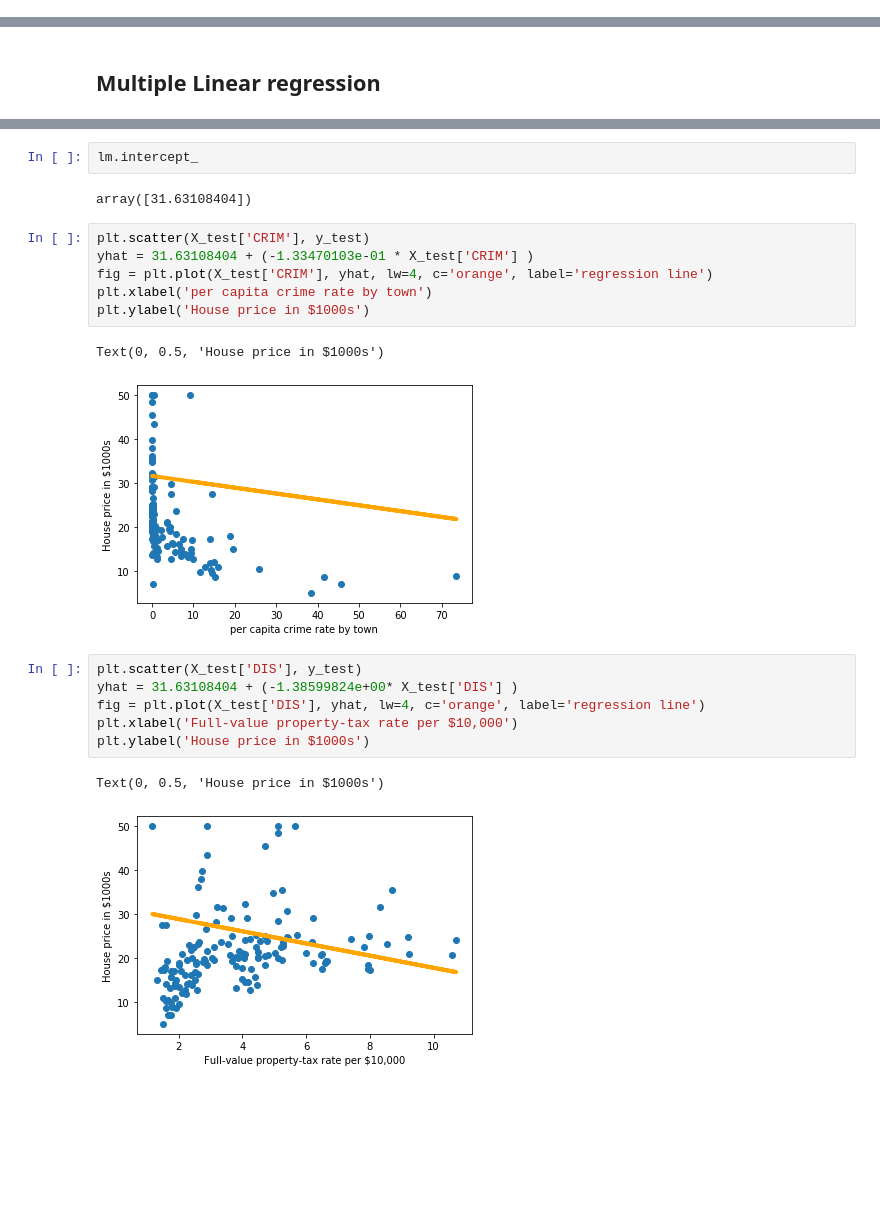
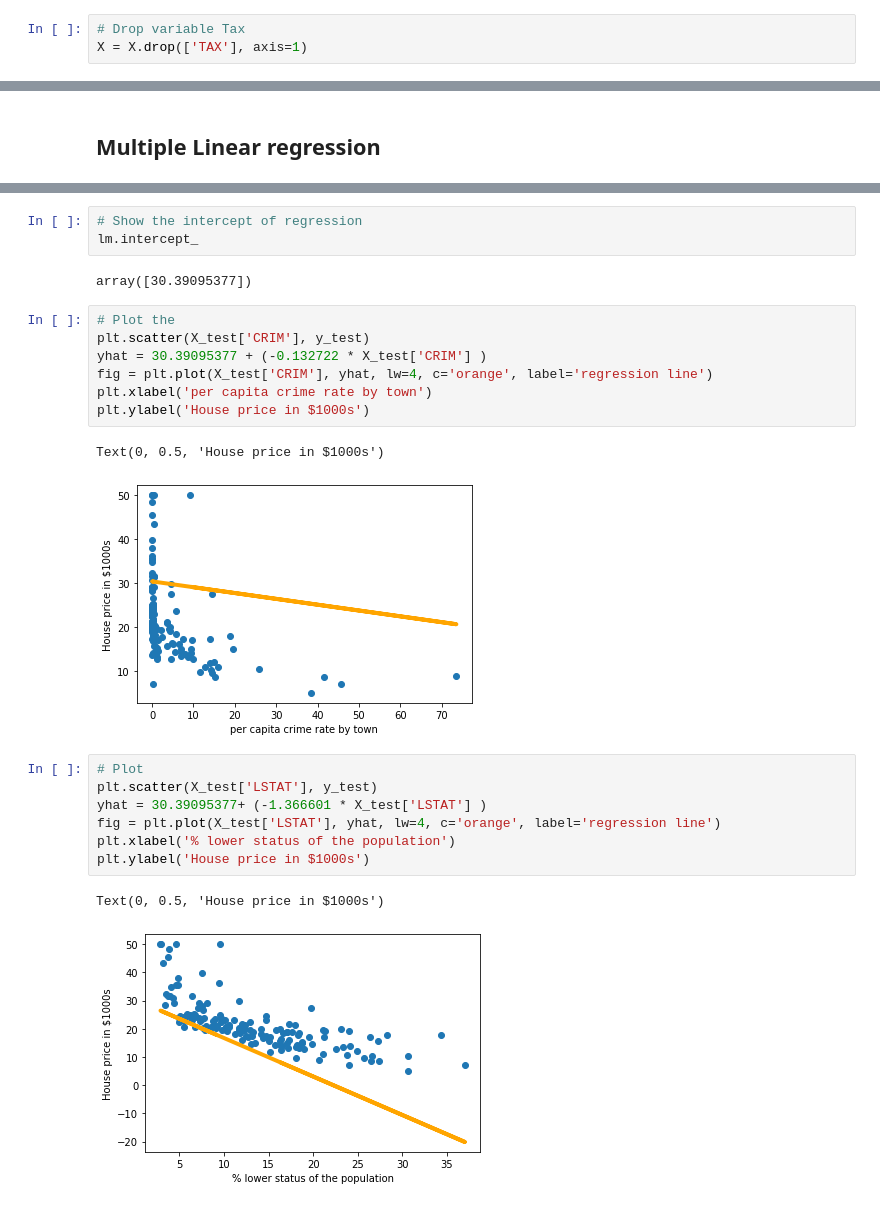
Before and after one commit to IvanaKocanova/Data_Science_Projects, a Jupyter notebook: House_price_prediction_Linear_regression.ipynb, the cells around one changed output, grey strips where cells are left out. Cells and saved outputs as stored; diff of their text form; blank space fills up the shorter version.

```diff
--- a/House_price_prediction_Linear_regression.ipynb
+++ b/House_price_prediction_Linear_regression.ipynb
@@ -87,3 +131,6 @@ y.describe()
+# %%
+# Drop variable Tax
+X = X.drop(['TAX'], axis=1)
 # %% [markdown]
 Now we can split our dataset into train and test. This is done to prevent overfitting. We will train our model on 70% of data and test the model performance with the remaining 30%
 # %%
@@ -137,25 +184,28 @@ coef_df
-# %%
-lm.intercept_
-# %% [output]
-array([31.63108404])
+# %%
+# Show the intercept of regression
+lm.intercept_
+# %% [output]
+array([30.39095377])
 # %%
+# Plot the
 plt.scatter(X_test['CRIM'], y_test)
-yhat = 31.63108404 + (-1.33470103e-01 * X_test['CRIM'] )
+yhat = 30.39095377 + (-0.132722 * X_test['CRIM'] )
 fig = plt.plot(X_test['CRIM'], yhat, lw=4, c='orange', label='regression line')
 plt.xlabel('per capita crime rate by town')
 plt.ylabel('House price in $1000s')
 # %% [output]
 Text(0, 0.5, 'House price in $1000s')
-[figure, old version]
+[figure, new version]
 # %%
-plt.scatter(X_test['DIS'], y_test)
-yhat = 31.63108404 + (-1.38599824e+00* X_test['DIS'] )
-fig = plt.plot(X_test['DIS'], yhat, lw=4, c='orange', label='regression line')
-plt.xlabel('Full-value property-tax rate per $10,000')
+# Plot
+plt.scatter(X_test['LSTAT'], y_test)
+yhat = 30.39095377+ (-1.366601 * X_test['LSTAT'] )
+fig = plt.plot(X_test['LSTAT'], yhat, lw=4, c='orange', label='regression line')
+plt.xlabel('% lower status of the population')
 plt.ylabel('House price in $1000s')
 # %% [output]
 Text(0, 0.5, 'House price in $1000s')
-[figure, old version]
+[figure, new version]
 # %%
 print('Coefficient of determination R^2 of the prediction: {:.2f}'.format(lm.score(X_test,y_test)))
 # %% [output]
```
Also changed, not shown: parts of 23 cells of this notebook.
